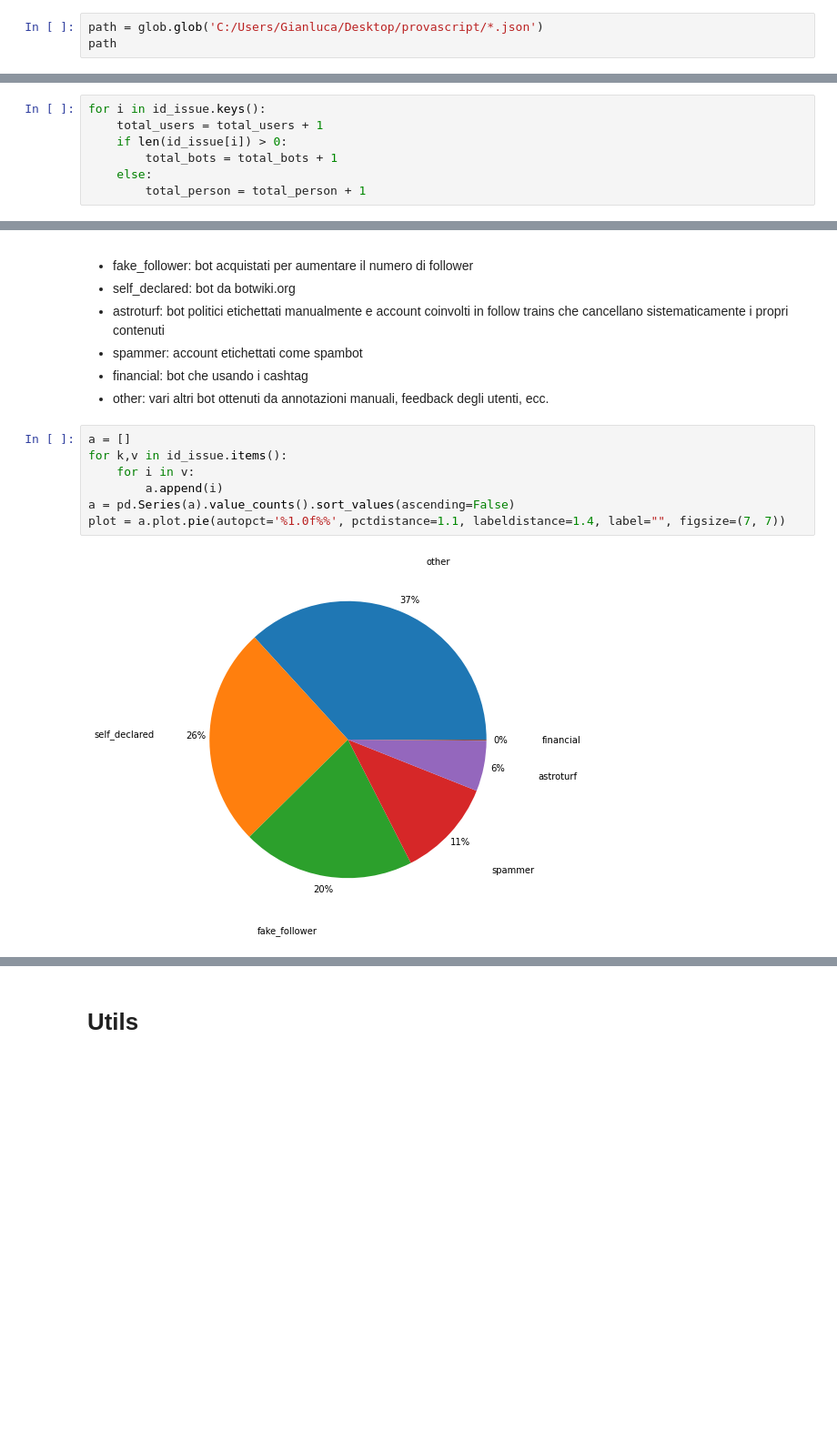
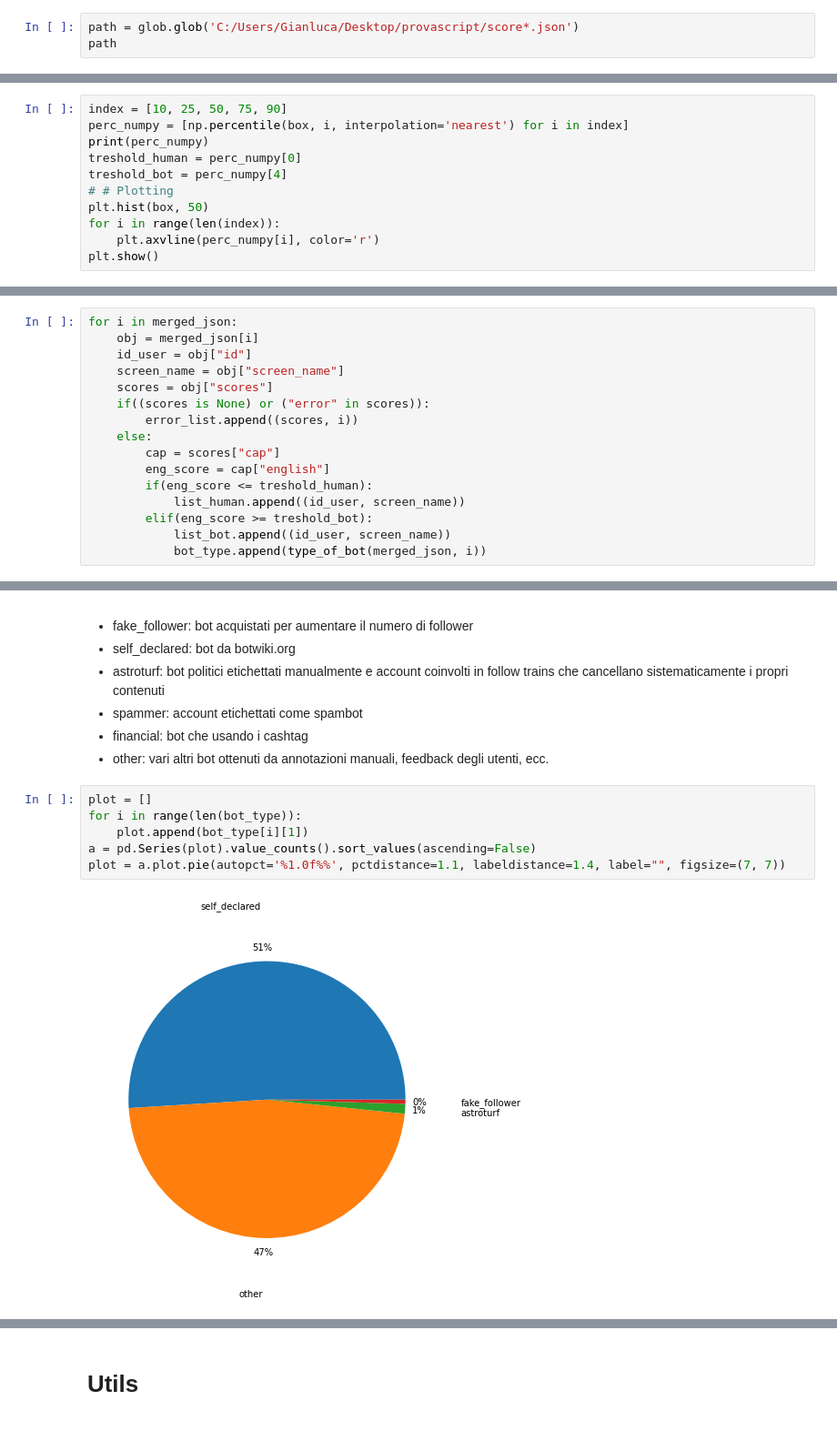
Before and after one commit to gi-ux/BachelorProject, a Jupyter notebook: notebook/Scored_Data.ipynb, the cells around one changed output, grey strips where cells are left out. Shown at 91% size. Cells and saved outputs as stored; diff of their text form; blank space fills up the shorter version.

Commit message:
Work on bot scored

```diff
--- a/notebook/Scored_Data.ipynb
+++ b/notebook/Scored_Data.ipynb
@@ -23,7 +24,7 @@ Autosaving every 3600 seconds
 - [Bot category](#bot_c)
 - [Utils](#utils)
 # %%
-path = glob.glob('C:/Users/Gianluca/Desktop/provascript/*.json')
+path = glob.glob('C:/Users/Gianluca/Desktop/provascript/score*.json')
 path
 # %% [output]
 ['C:/Users/Gianluca/Desktop/provascript\\score_results_Original_1_2500.json',
@@ -85,0 +88,11 @@ Third quartile 0.8829632678129363
+# %%
+index = [10, 25, 50, 75, 90]
+perc_numpy = [np.percentile(box, i, interpolation='nearest') for i in index]
+print(perc_numpy)
+treshold_human = perc_numpy[0]
+treshold_bot = perc_numpy[4]
+# # Plotting
+plt.hist(box, 50)
+for i in range(len(index)):
+    plt.axvline(perc_numpy[i], color='r')
+plt.show()
@@ -122,11 +115,20 @@ bots = list(set(bots))
+# %%
+for i in merged_json:
+    obj = merged_json[i]
+    id_user = obj["id"]
+    screen_name = obj["screen_name"]
+    scores = obj["scores"]
+    if((scores is None) or ("error" in scores)):
+        error_list.append((scores, i))
+    else:
+        cap = scores["cap"]
+        eng_score = cap["english"]
+        if(eng_score <= treshold_human):
+            list_human.append((id_user, screen_name))
+        elif(eng_score >= treshold_bot):
+            list_bot.append((id_user, screen_name))
+            bot_type.append(type_of_bot(merged_json, i))
 # %% [markdown]
 ### Bot distribution
 <a id='bot_d'></a>
-# %%
-for i in id_issue.keys():
-    total_users = total_users + 1
-    if len(id_issue[i]) > 0:
-        total_bots = total_bots + 1
-    else:
-        total_person = total_person + 1
 # %%
@@ -176,11 +167,10 @@ plt.show()
 - financial: bot che usando i cashtag
 - other: vari altri bot ottenuti da annotazioni manuali, feedback degli utenti, ecc.
 # %%
-a = []
-for k,v in id_issue.items():
-    for i in v:
-        a.append(i)
-a = pd.Series(a).value_counts().sort_values(ascending=False)
+plot = []
+for i in range(len(bot_type)):
+    plot.append(bot_type[i][1])
+a = pd.Series(plot).value_counts().sort_values(ascending=False)
 plot = a.plot.pie(autopct='%1.0f%%', pctdistance=1.1, labeldistance=1.4, label="", figsize=(7, 7))
 # %% [output]
-[figure, old version]
+[figure, new version]
```
Also changed, not shown: parts of 15 cells of this notebook, 3 other files.
